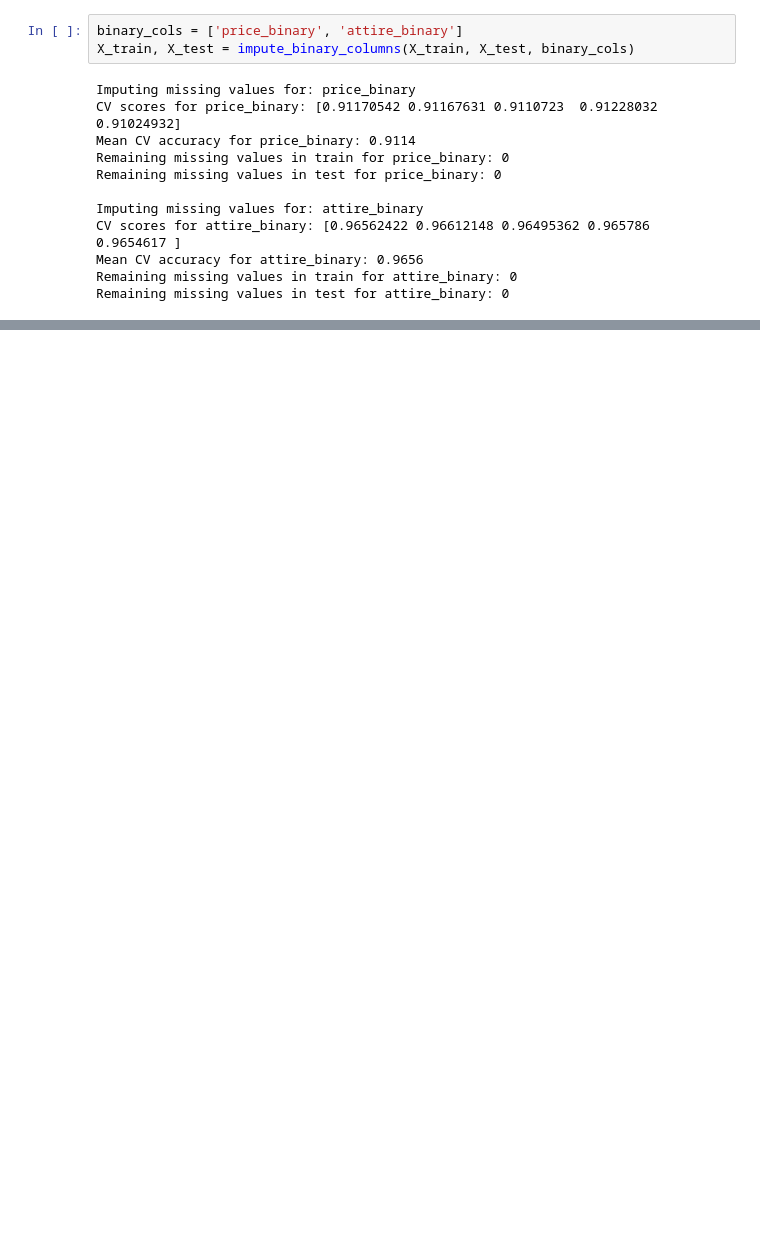
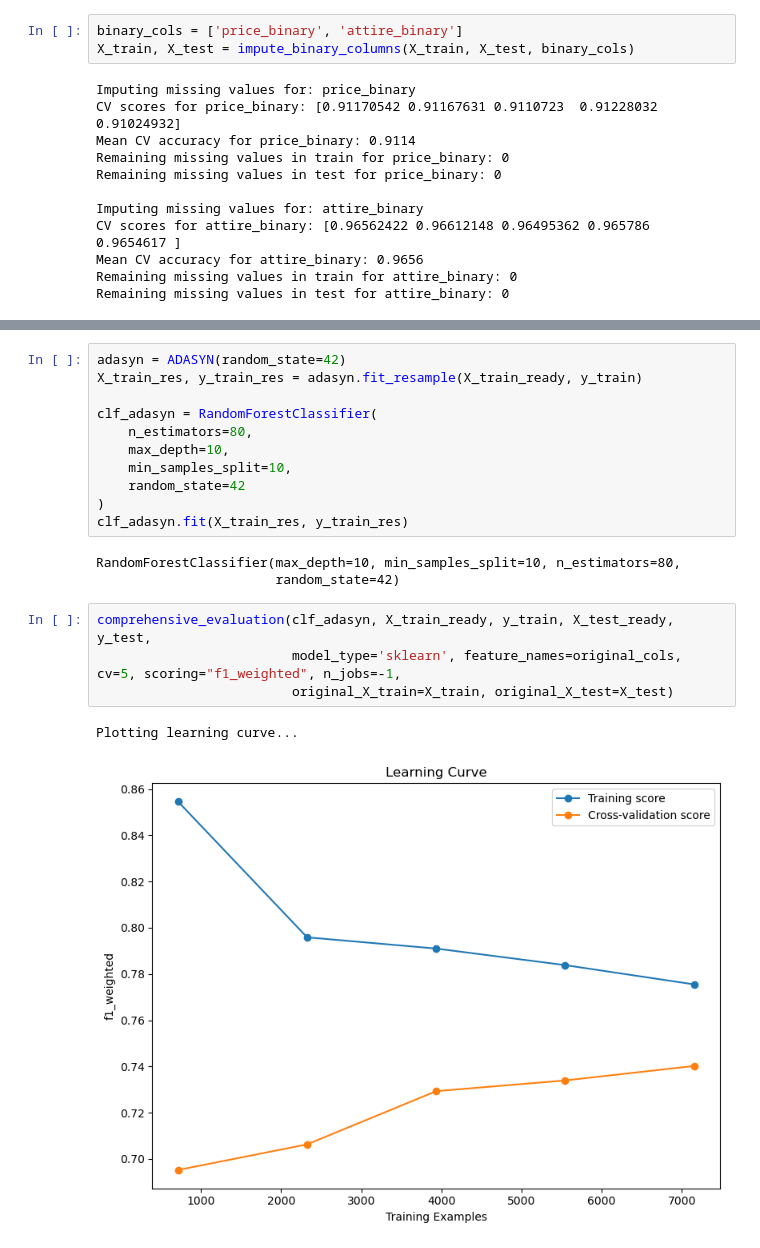
Before and after one commit to angelina-sjw/Math-148-Project, a Jupyter notebook: main.ipynb, the cells around one changed output, grey strips where cells are left out. Drawn from its saved outputs; the diff is of its cells as text; blank space fills up the shorter version.

```diff
--- a/main.ipynb
+++ b/main.ipynb
@@ -123,0 +463,21 @@ Accuracy: 0.8168695932224618
+# %%
+adasyn = ADASYN(random_state=42)
+X_train_res, y_train_res = adasyn.fit_resample(X_train_ready, y_train)
+
+clf_adasyn = RandomForestClassifier(
+    n_estimators=80,
+    max_depth=10,
+    min_samples_split=10,
+    random_state=42
+)
+clf_adasyn.fit(X_train_res, y_train_res)
+# %% [output]
+RandomForestClassifier(max_depth=10, min_samples_split=10, n_estimators=80,
+                       random_state=42)
+# %%
+comprehensive_evaluation(clf_adasyn, X_train_ready, y_train, X_test_ready, y_test,
+                         model_type='sklearn', feature_names=original_cols, cv=5, scoring="f1_weighted", n_jobs=-1,
+                         original_X_train=X_train, original_X_test=X_test)
+# %% [output]
+Plotting learning curve...
+[figure, added]
```
Also changed, not shown: parts of 61 cells of this notebook, 33 other files.
